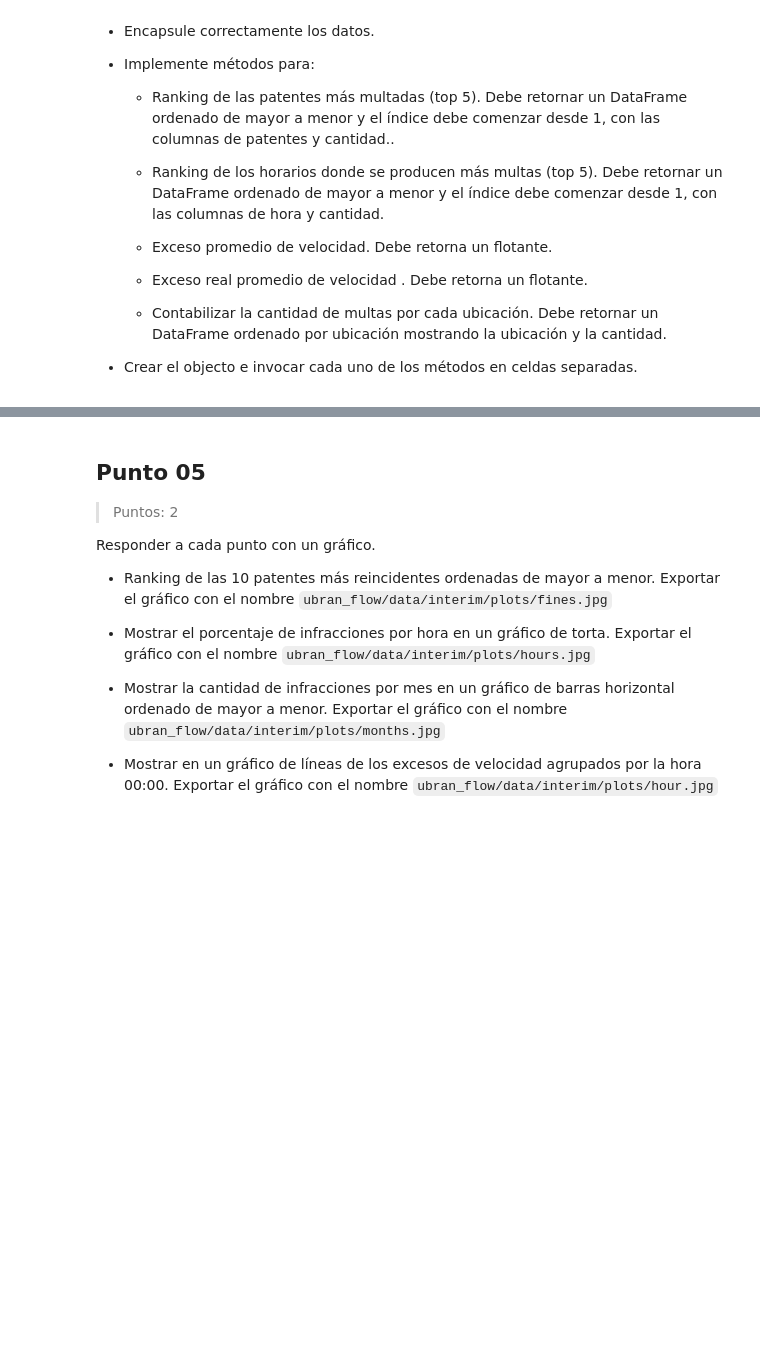
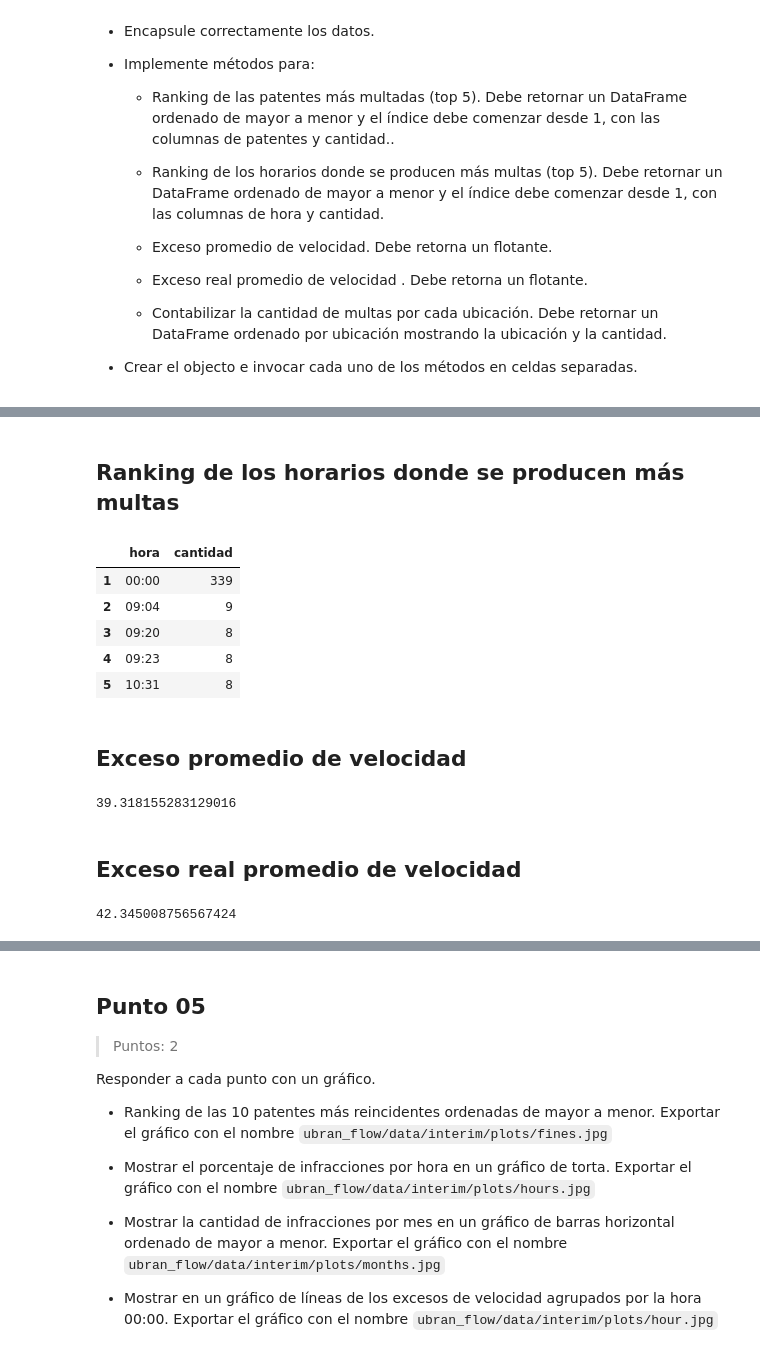
Before and after one commit to GomezMorales/urban_flow_tp_integrador, a Jupyter notebook: 01_Urban_Flow-Tejerina_Quiroga_Bonifacio_GomezMorales.ipynb, the cells around one changed output, grey strips where cells are left out. Drawn from its saved outputs; the diff is of its cells as text; code cells hidden in the pictures; blank space fills up the shorter version.

```diff
--- a/01_Urban_Flow-Tejerina_Quiroga_Bonifacio_GomezMorales.ipynb
+++ b/01_Urban_Flow-Tejerina_Quiroga_Bonifacio_GomezMorales.ipynb
@@ -700,0 +807,23 @@ Definir una clase FineAnalyzer que cumpla con las siguientes funcionalidades:
+# %% [markdown]
+## Ranking de los horarios donde se producen más multas
+# %%
+analyzer.ranking_horarios()
+# %% [output]
+|  | hora | cantidad |
+| 1 | 00:00 | 339 |
+| 2 | 09:04 | 9 |
+| 3 | 09:20 | 8 |
+| 4 | 09:23 | 8 |
+| 5 | 10:31 | 8 |
+# %% [markdown]
+## Exceso promedio de velocidad
+# %%
+analyzer.exceso_promedio()
+# %% [output]
+39.318155283129016
+# %% [markdown]
+## Exceso real promedio de velocidad
+# %%
+analyzer.exceso_real_promedio()
+# %% [output]
+42.345008756567424
```
Also changed, not shown: parts of 8 cells of this notebook, 1 other file.
